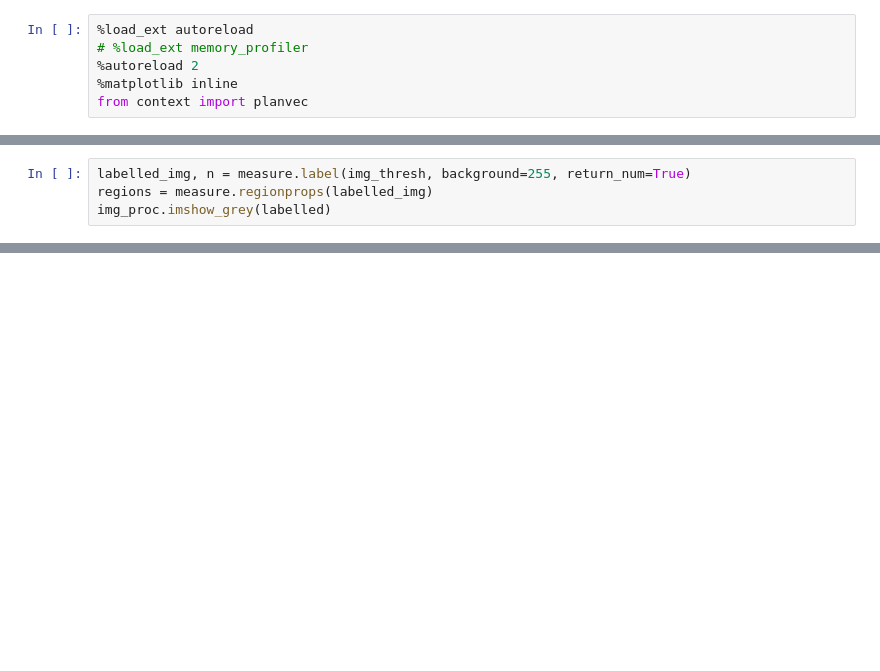
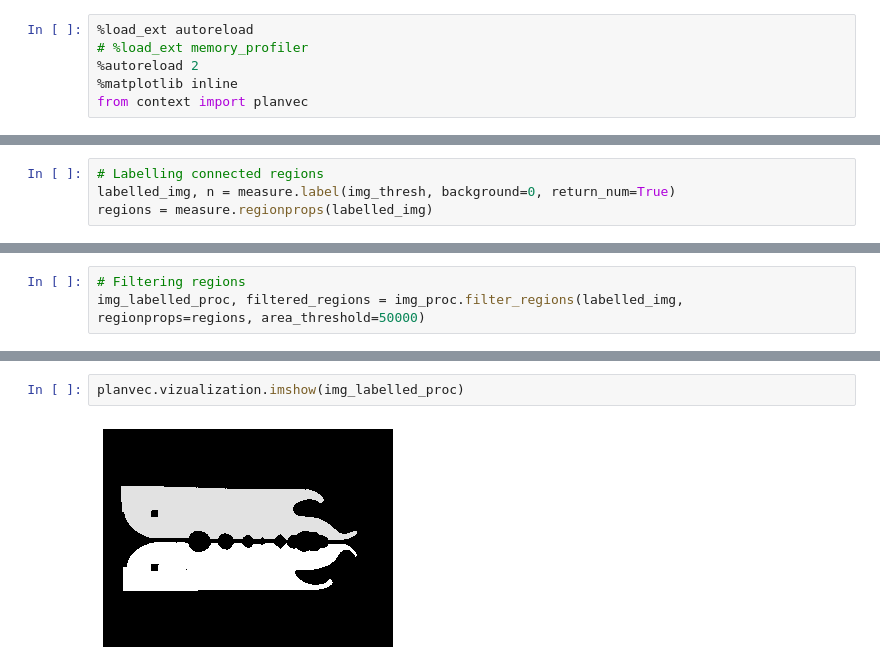
Before and after one commit to cybathlon-at-school/planvec, a Jupyter notebook: notebooks/img_vectorization.ipynb, the cells around one changed output, grey strips where cells are left out. Cells and saved outputs as stored; diff of their text form; blank space fills up the shorter version.

Commit message:
Region based hull extraction and refactoring.

```diff
--- a/notebooks/img_vectorization.ipynb
+++ b/notebooks/img_vectorization.ipynb
@@ -39,4 +49,4 @@ from skimage import measure
 # %%
-labelled_img, n = measure.label(img_thresh, background=255, return_num=True)
+# Labelling connected regions
+labelled_img, n = measure.label(img_thresh, background=0, return_num=True)
 regions = measure.regionprops(labelled_img)
-img_proc.imshow_grey(labelled)
@@ -65,0 +53,3 @@ for region in regions:
+# %%
+# Filtering regions
+img_labelled_proc, filtered_regions = img_proc.filter_regions(labelled_img, regionprops=regions, area_threshold=50000)
@@ -65,0 +74,4 @@ for region in regions:
+# %%
+planvec.vizualization.imshow(img_labelled_proc)
+# %% [output]
+[figure, added]
```
Also changed, not shown: parts of 20 cells of this notebook, 6 other files.
